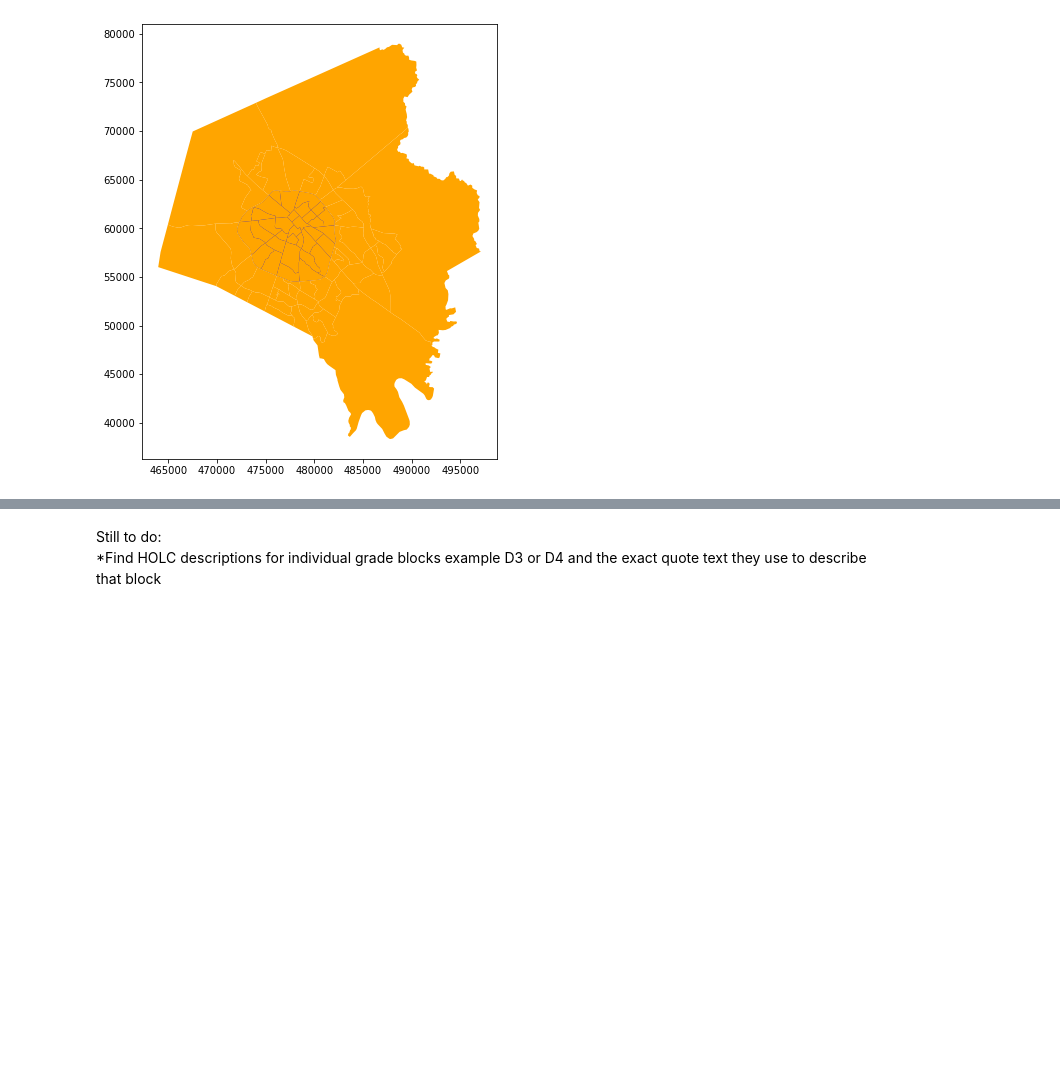
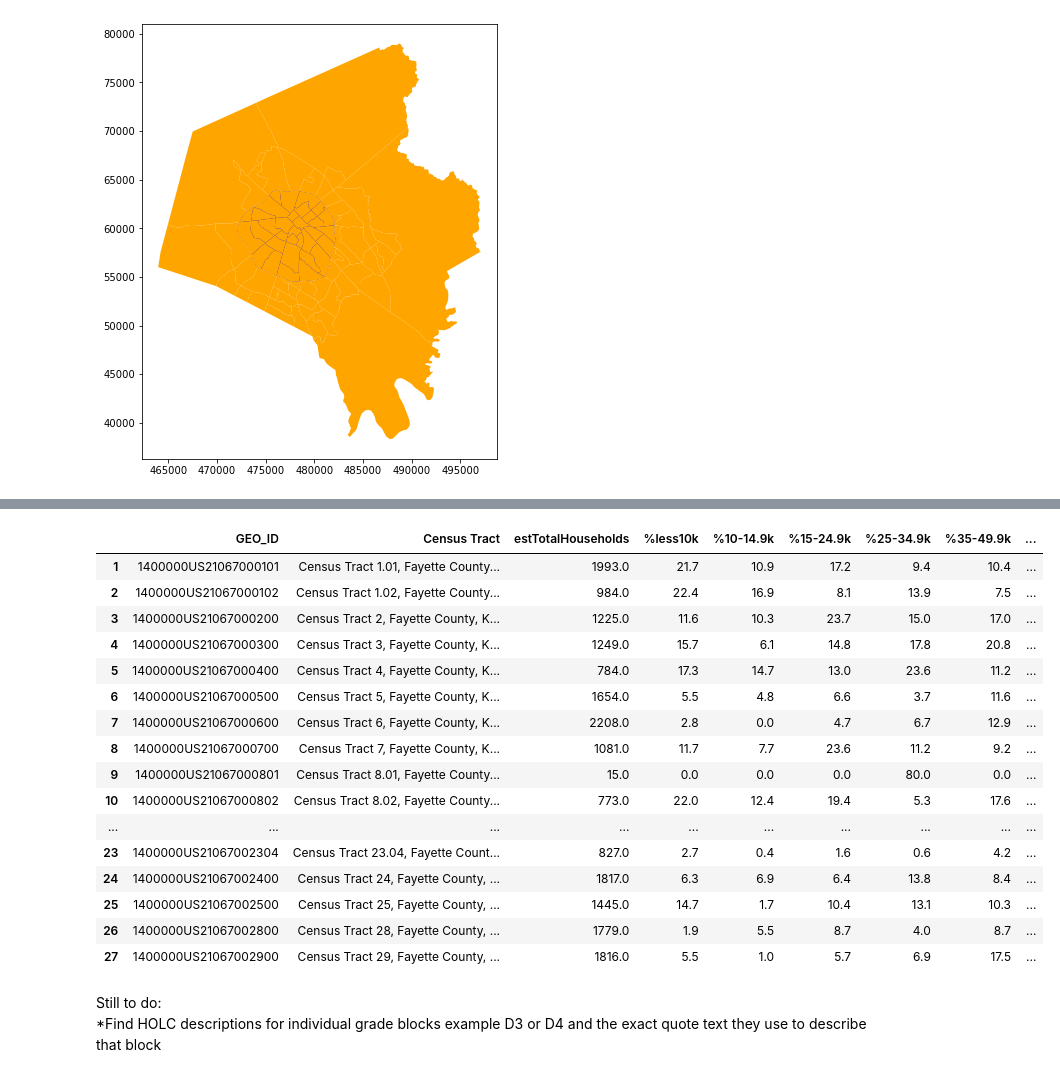
Before and after one commit to RCRamsey/map698-redlining-wealth-health-lexington, a Jupyter notebook: notebooks/lex-redlined-wealth.ipynb, the cells around one changed output, grey strips where cells are left out. Saved outputs shown, nothing was run; the diff lists cells and outputs as text; code cells hidden in the pictures; blank space fills up the shorter version.

Commit message:
dropped values not pertaining to entire household from median income; combined lower income column values as new column

```diff
--- a/notebooks/lex-redlined-wealth.ipynb
+++ b/notebooks/lex-redlined-wealth.ipynb
@@ -1075,0 +1124,8 @@ memory usage: 11.9+ KB
+# %%
+med_hhi_19_df.rename(columns = {'NAME': 'Census Tract', 'S1901_C01_001E':'estTotalHouseholds',
+                               'S1901_C01_002E':'%less10k', 'S1901_C01_003E':'%10-14.9k',
+                               'S1901_C01_004E':'%15-24.9k', 'S1901_C01_005E':'%25-34.9k',
+                               'S1901_C01_006E':'%35-49.9k', 'S1901_C01_007E':'%50-74.9k',
+                               'S1901_C01_008E':'%75k-99.9k', 'S1901_C01_009E':'%100-149.9k',
+                               'S1901_C01_010E':'%150-199.9k', 'S1901_C01_011E': '%200k+',
+                               'S1901_C01_012E': 'median_income_dollars', 'S1901_C01_013E': 'mean_income_dollars'}, inplace=True)
@@ -1075,0 +1166,10 @@ memory usage: 11.9+ KB
+# %%
+# drop row 0 with excess info now that column headers reflect this information
+med_hhi_19_df.drop(index=med_hhi_19_df.index[0],
+                axis=0,
+                inplace=True)
+
+pd.set_option('display.max_rows', med_hhi_19_df.shape[0]+1)
+
+#confirm dropped one row as 27 of the original 28 rows exist
+print(med_hhi_19_df)
@@ -1075,0 +1196,16 @@ memory usage: 11.9+ KB
+# %%
+# convert columns to numeric
+# race_bw_df['Total']=race_bw_df['Total'].astype(float)
+med_hhi_19_df['estTotalHouseholds']=med_hhi_19_df['estTotalHouseholds'].astype(float)
+med_hhi_19_df['%less10k']=med_hhi_19_df['%less10k'].astype(float)
+med_hhi_19_df['%10-14.9k']=med_hhi_19_df['%10-14.9k'].astype(float)
+med_hhi_19_df['%15-24.9k']=med_hhi_19_df['%15-24.9k'].astype(float)
+med_hhi_19_df['%25-34.9k']=med_hhi_19_df['%25-34.9k'].astype(float)
+med_hhi_19_df['%35-49.9k']=med_hhi_19_df['%35-49.9k'].astype(float)
+med_hhi_19_df['%50-74.9k']=med_hhi_19_df['%50-74.9k'].astype(float)
+med_hhi_19_df['%75k-99.9k']=med_hhi_19_df['%75k-99.9k'].astype(float)
+med_hhi_19_df['%100-149.9k']=med_hhi_19_df['%100-149.9k'].astype(float)
+med_hhi_19_df['%150-199.9k']=med_hhi_19_df['%150-199.9k'].astype(float)
+med_hhi_19_df['%200k+']=med_hhi_19_df['%200k+'].astype(float)
+med_hhi_19_df['median_income_dollars']=med_hhi_19_df['median_income_dollars'].astype(float)
+med_hhi_19_df['mean_income_dollars']=med_hhi_19_df['mean_income_dollars'].astype(float)
@@ -1075,0 +1249,9 @@ memory usage: 11.9+ KB
+# %%
+# select columns of dataframe to sum
+# create a pandas series for this data to temporarily be stored in
+# create a new column in the dataframe and set equal to pandas series
+sum_lower_income1 = med_hhi_19_df['%less10k']+med_hhi_19_df['%10-14.9k']+med_hhi_19_df['%15-24.9k']
+med_hhi_19_df['%less24.9k'] = sum_lower_income1
+
+sum_lower_income2 = med_hhi_19_df['%25-34.9k']+med_hhi_19_df['%35-49.9k']
+med_hhi_19_df['%25-49.9k'] = sum_lower_income2
@@ -1076,3 +1279,23 @@ memory usage: 11.9+ KB
+# %%
+med_hhi_19_df.head(27)
+# %% [output]
+|  | GEO_ID | Census Tract | estTotalHouseholds | %less10k | %10-14.9k | %15-24.9k | %25-34.9k | %35-49.9k | ... |
+| 1 | 1400000US21067000101 | Census Tract 1.01, Fayette County... | 1993.0 | 21.7 | 10.9 | 17.2 | 9.4 | 10.4 | ... |
+| 2 | 1400000US21067000102 | Census Tract 1.02, Fayette County... | 984.0 | 22.4 | 16.9 | 8.1 | 13.9 | 7.5 | ... |
+| 3 | 1400000US21067000200 | Census Tract 2, Fayette County, K... | 1225.0 | 11.6 | 10.3 | 23.7 | 15.0 | 17.0 | ... |
+| 4 | 1400000US21067000300 | Census Tract 3, Fayette County, K... | 1249.0 | 15.7 | 6.1 | 14.8 | 17.8 | 20.8 | ... |
+| 5 | 1400000US21067000400 | Census Tract 4, Fayette County, K... | 784.0 | 17.3 | 14.7 | 13.0 | 23.6 | 11.2 | ... |
+| 6 | 1400000US21067000500 | Census Tract 5, Fayette County, K... | 1654.0 | 5.5 | 4.8 | 6.6 | 3.7 | 11.6 | ... |
+| 7 | 1400000US21067000600 | Census Tract 6, Fayette County, K... | 2208.0 | 2.8 | 0.0 | 4.7 | 6.7 | 12.9 | ... |
+| 8 | 1400000US21067000700 | Census Tract 7, Fayette County, K... | 1081.0 | 11.7 | 7.7 | 23.6 | 11.2 | 9.2 | ... |
+| 9 | 1400000US21067000801 | Census Tract 8.01, Fayette County... | 15.0 | 0.0 | 0.0 | 0.0 | 80.0 | 0.0 | ... |
+| 10 | 1400000US21067000802 | Census Tract 8.02, Fayette County... | 773.0 | 22.0 | 12.4 | 19.4 | 5.3 | 17.6 | ... |
+| ... | ... | ... | ... | ... | ... | ... | ... | ... | ... |
+| 23 | 1400000US21067002304 | Census Tract 23.04, Fayette Count... | 827.0 | 2.7 | 0.4 | 1.6 | 0.6 | 4.2 | ... |
+| 24 | 1400000US21067002400 | Census Tract 24, Fayette County, ... | 1817.0 | 6.3 | 6.9 | 6.4 | 13.8 | 8.4 | ... |
+| 25 | 1400000US21067002500 | Census Tract 25, Fayette County, ... | 1445.0 | 14.7 | 1.7 | 10.4 | 13.1 | 10.3 | ... |
+| 26 | 1400000US21067002800 | Census Tract 28, Fayette County, ... | 1779.0 | 1.9 | 5.5 | 8.7 | 4.0 | 8.7 | ... |
+| 27 | 1400000US21067002900 | Census Tract 29, Fayette County, ... | 1816.0 | 5.5 | 1.0 | 5.7 | 6.9 | 17.5 | ... |
 # %% [markdown]
 Still to do:
 *Find HOLC descriptions for individual grade blocks example D3 or D4 and the exact quote text they use to describe that block
```
Also changed, not shown: parts of 145 cells of this notebook.
